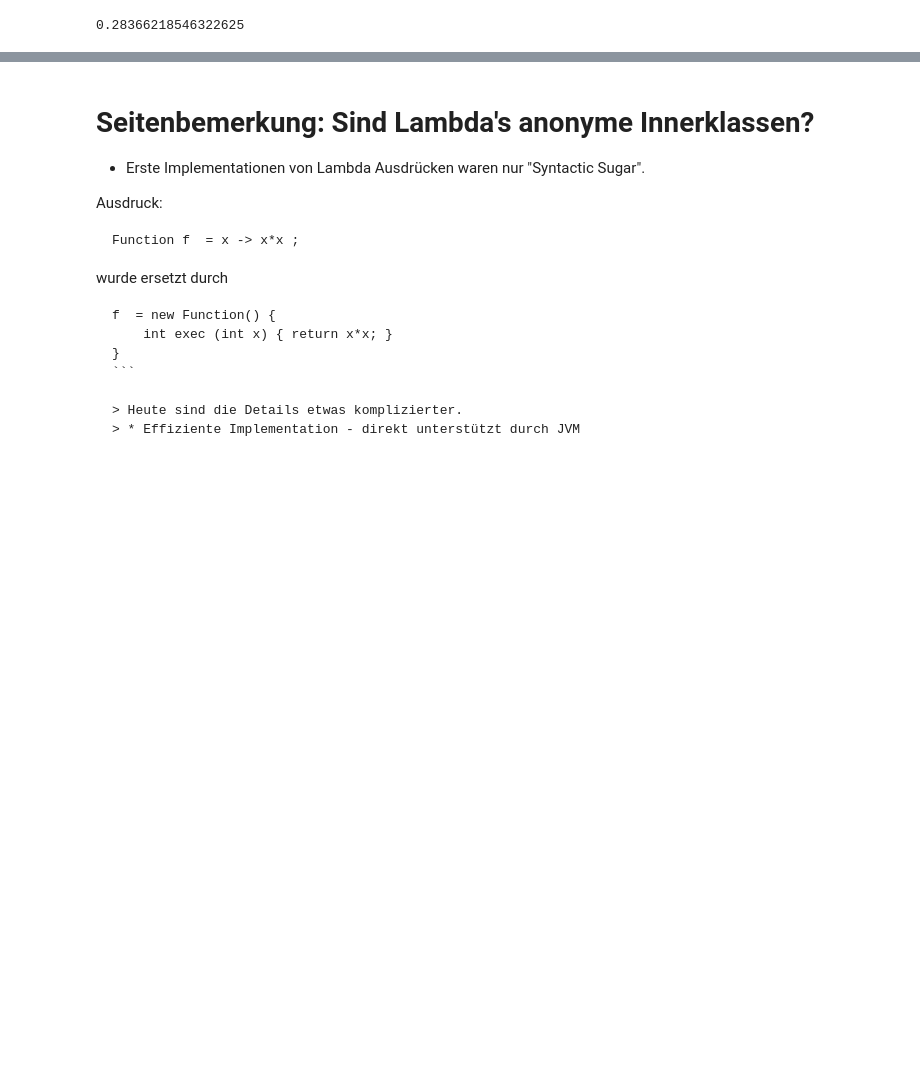
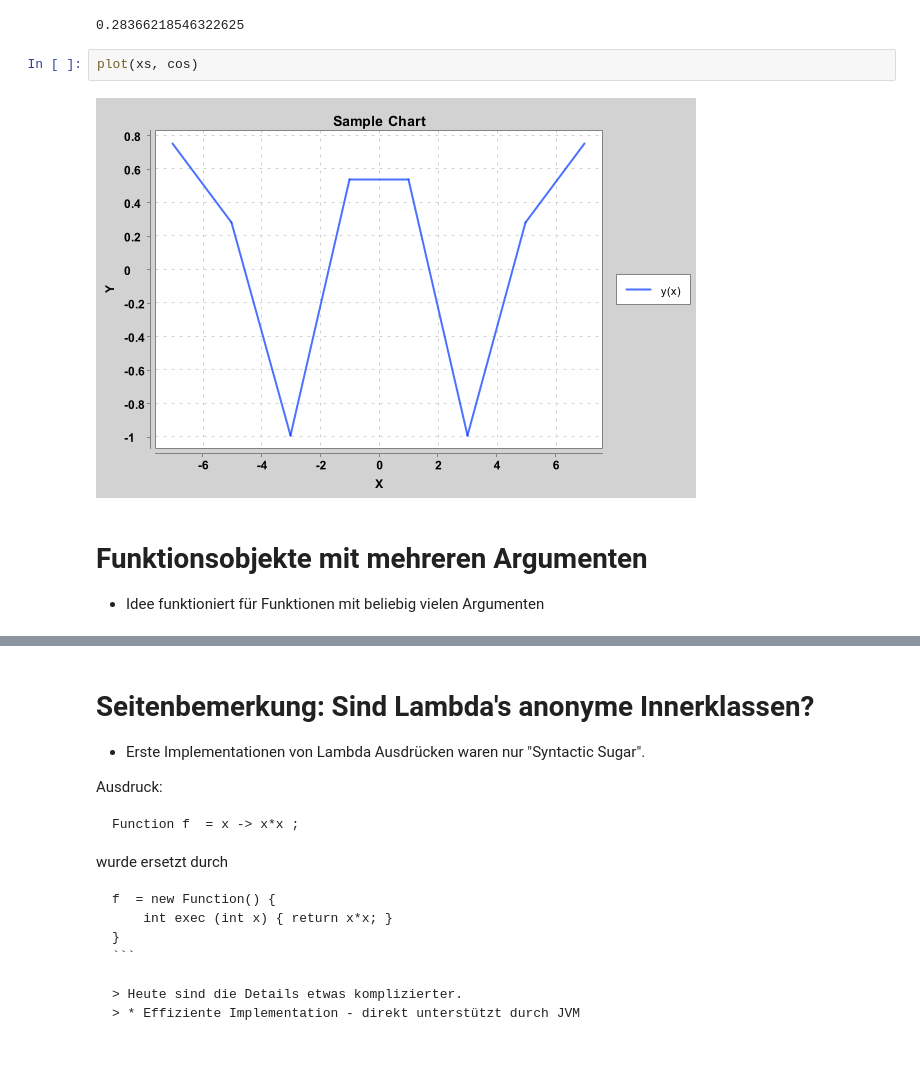
Before and after one commit to unibas-marcelluethi/gdp, a Jupyter notebook: slides/Lambdas.ipynb, the cells around one changed output, grey strips where cells are left out. Saved outputs shown, nothing was run; the diff lists cells and outputs as text; blank space fills up the shorter version.

```diff
--- a/slides/Lambdas.ipynb
+++ b/slides/Lambdas.ipynb
@@ -374,3 +376,11 @@ und wie eine normale Funktion ausführen:
 cos.apply(5.0)
 # %% [output]
 0.28366218546322625
+# %%
+plot(xs, cos)
+# %% [output]
+[figure, added]
+# %% [markdown]
+# Funktionsobjekte mit mehreren Argumenten
+
+* Idee funktioniert für Funktionen mit beliebig vielen Argumenten
```
Also changed, not shown: parts of 43 cells of this notebook, 6 other files.
